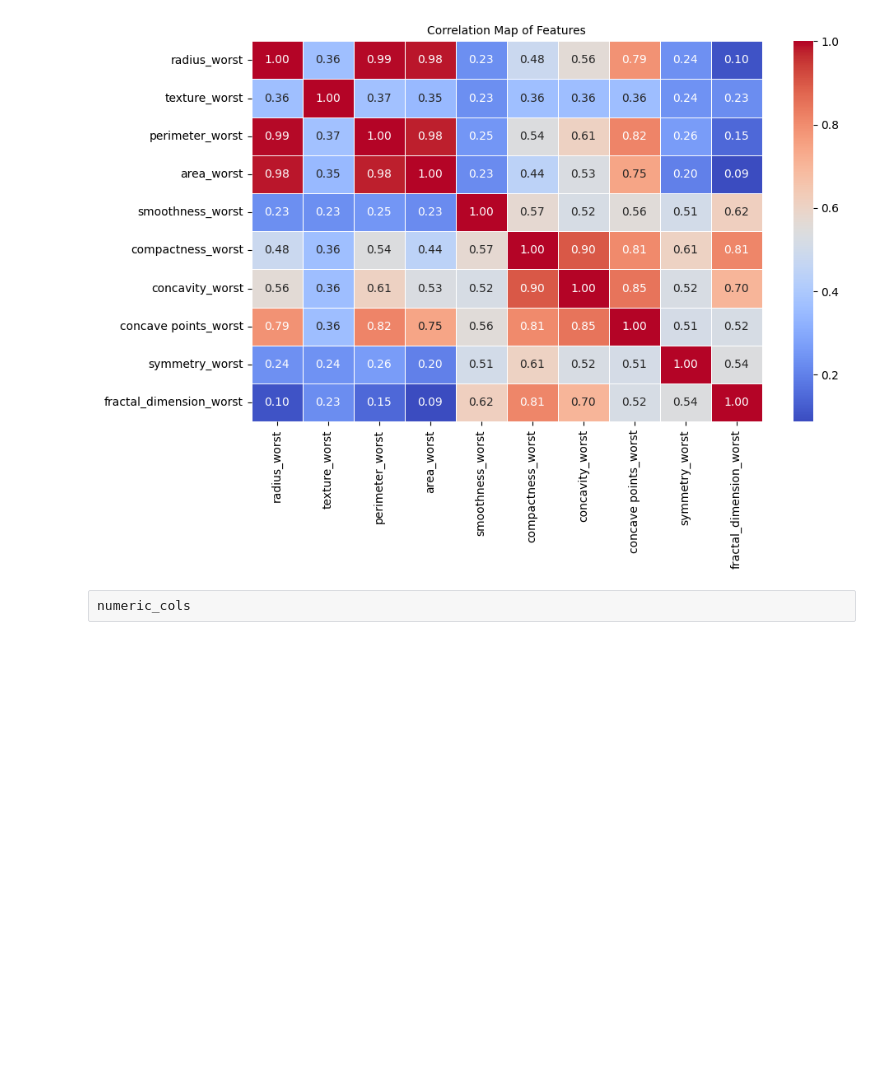
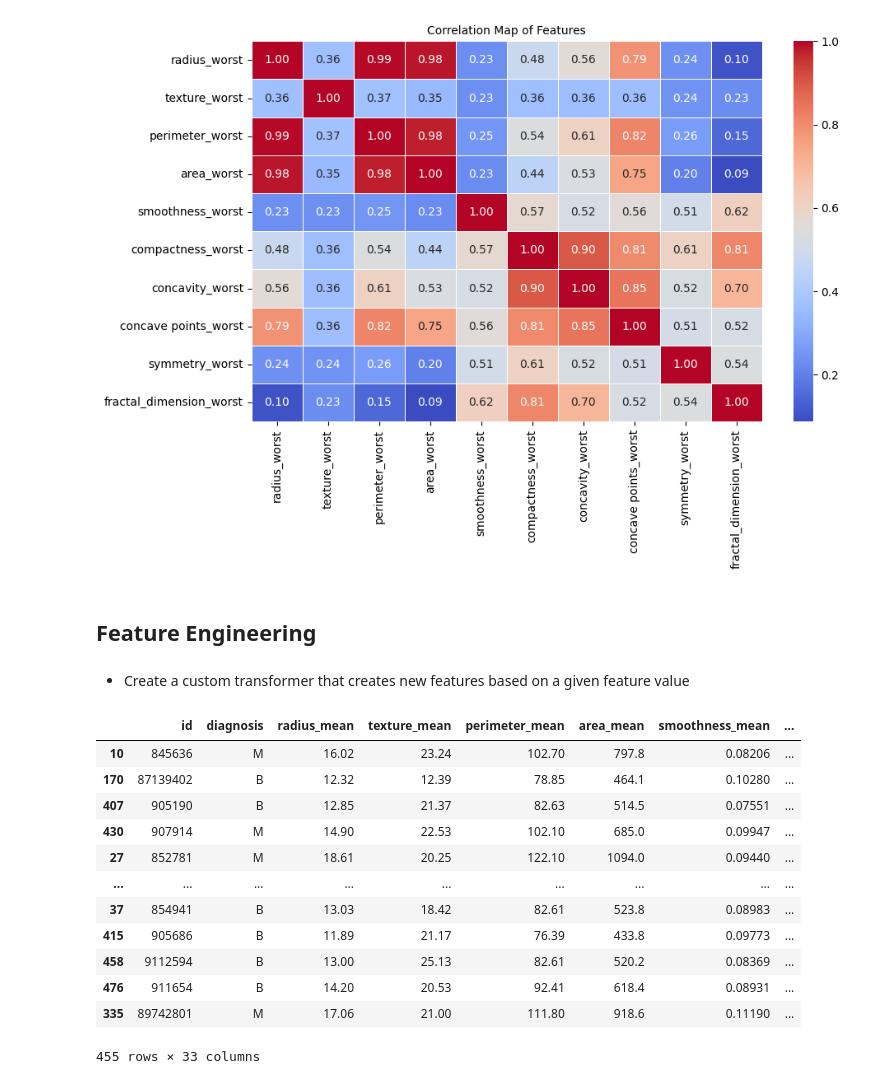
Before and after one commit to chikeibezim/cancer-diagnosis-prediction, a Jupyter notebook: EDA | Modelling Notebook.ipynb, the cells around one changed output. Drawn from its saved outputs; the diff is of its cells as text; code cells hidden in the pictures; blank space fills up the shorter version.

```diff
--- a/EDA | Modelling Notebook.ipynb
+++ b/EDA | Modelling Notebook.ipynb
@@ -259,5 +259,7 @@ plt.title("Correlation Map of Features")
 plt.show()
 # %% [output]
 [figure]
-# %% [raw]
-numeric_cols
+# %% [markdown]
+## Feature Engineering
+# %% [markdown]
+- Create a custom transformer that creates new features based on a given feature value
@@ -263,0 +268,31 @@ numeric_cols
+# %%
+class CustomFeatureClassifier(BaseEstimator, TransformerMixin):
+    def __init__(self, classify_area=False):
+        self.classify_area = classify_area
+
+    def fit(self, X, y=None):
+        return self
+
+    def transform(self, X):
+        X["radius_class"] = X["radius_mean"].apply(lambda x: "High" if x > 15 else "Low")
+        if self.classify_area:
+            X["area_class"] = X["area_mean"].apply(lambda x: "High" if x > 15 else "Low")
+
+        return X
+# %%
+test = CustomFeatureClassifier(classify_area=False)
+test.transform(X_train)
+# %% [output]
+|  | id | diagnosis | radius_mean | texture_mean | perimeter_mean | area_mean | smoothness_mean | ... |
+| 10 | 845636 | M | 16.02 | 23.24 | 102.70 | 797.8 | 0.08206 | ... |
+| 170 | 87139402 | B | 12.32 | 12.39 | 78.85 | 464.1 | 0.10280 | ... |
+| 407 | 905190 | B | 12.85 | 21.37 | 82.63 | 514.5 | 0.07551 | ... |
+| 430 | 907914 | M | 14.90 | 22.53 | 102.10 | 685.0 | 0.09947 | ... |
+| 27 | 852781 | M | 18.61 | 20.25 | 122.10 | 1094.0 | 0.09440 | ... |
+| ... | ... | ... | ... | ... | ... | ... | ... | ... |
+| 37 | 854941 | B | 13.03 | 18.42 | 82.61 | 523.8 | 0.08983 | ... |
+| 415 | 905686 | B | 11.89 | 21.17 | 76.39 | 433.8 | 0.09773 | ... |
+| 458 | 9112594 | B | 13.00 | 25.13 | 82.61 | 520.2 | 0.08369 | ... |
+| 476 | 911654 | B | 14.20 | 20.53 | 92.41 | 618.4 | 0.08931 | ... |
+| 335 | 89742801 | M | 17.06 | 21.00 | 111.80 | 918.6 | 0.11190 | ... |
+455 rows × 33 columns
```
Also changed, not shown: parts of 5 cells of this notebook.
